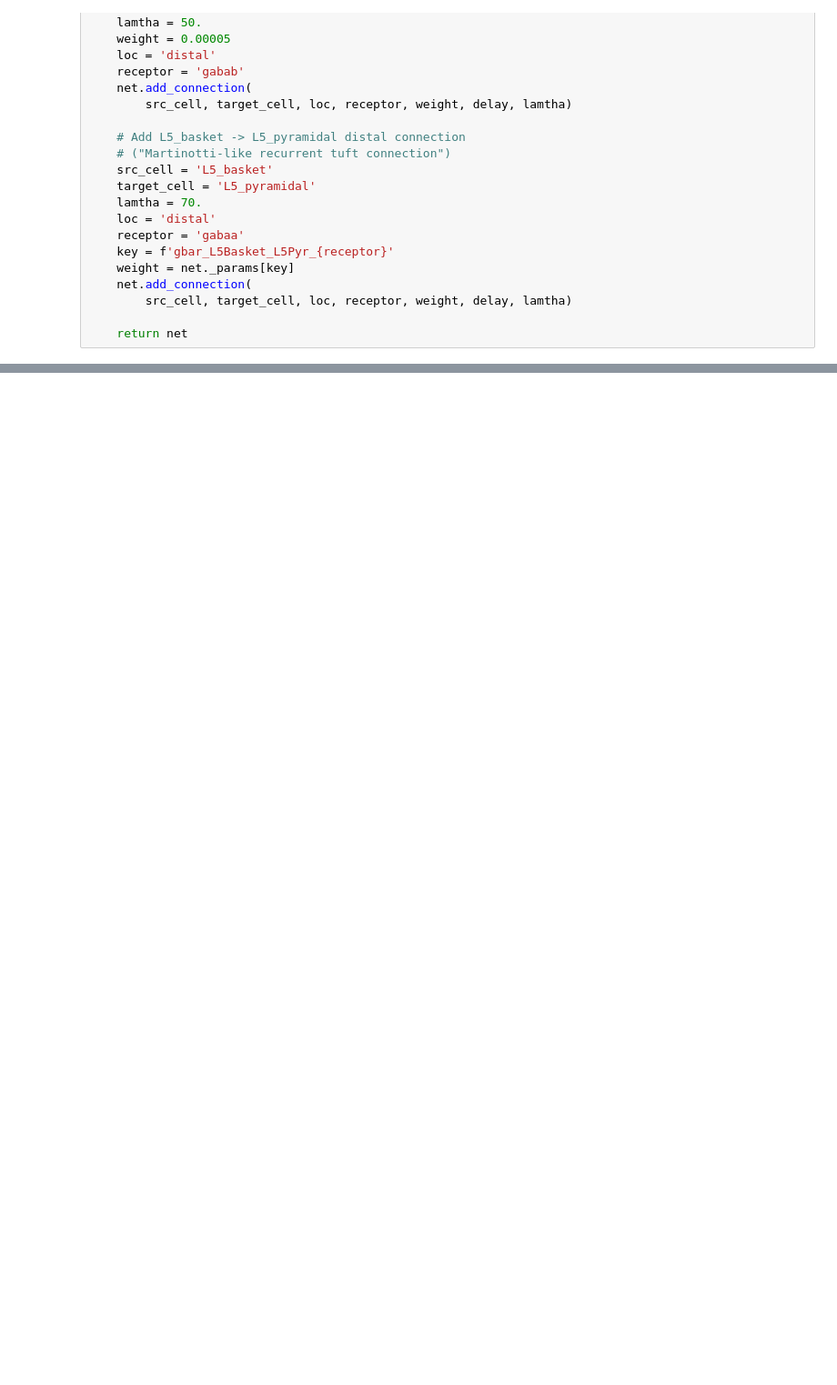
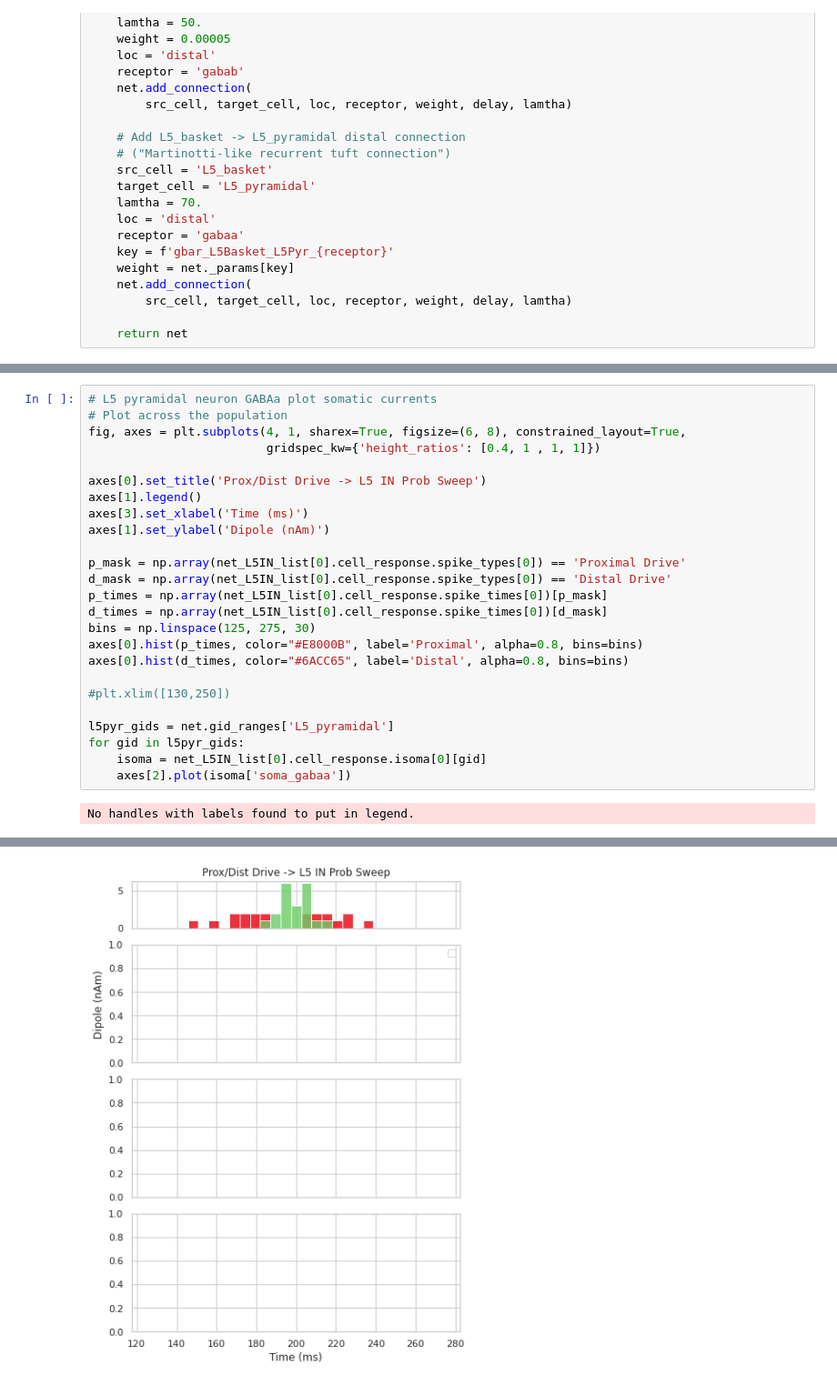
Before and after one commit to rythorpe/beta_modeling, a Jupyter notebook: law_beta_inhibitory_prob_sweep.ipynb, the cells around one changed output, grey strips where cells are left out. Shown at 91% size. Saved outputs shown, nothing was run; the diff lists cells and outputs as text; blank space fills up the shorter version.

```diff
--- a/law_beta_inhibitory_prob_sweep.ipynb
+++ b/law_beta_inhibitory_prob_sweep.ipynb
@@ -186,0 +213,27 @@ plt.savefig('u19_page2_figures/law_input_prox_l5inh_prob_sweep_spectrogram.png')
+# %%
+# L5 pyramidal neuron GABAa plot somatic currents
+# Plot across the population
+fig, axes = plt.subplots(4, 1, sharex=True, figsize=(6, 8), constrained_layout=True,
+                         gridspec_kw={'height_ratios': [0.4, 1 , 1, 1]})
+
+axes[0].set_title('Prox/Dist Drive -> L5 IN Prob Sweep')
+axes[1].legend()
+axes[3].set_xlabel('Time (ms)')
+axes[1].set_ylabel('Dipole (nAm)')
+
+p_mask = np.array(net_L5IN_list[0].cell_response.spike_types[0]) == 'Proximal Drive'
+d_mask = np.array(net_L5IN_list[0].cell_response.spike_types[0]) == 'Distal Drive'
+p_times = np.array(net_L5IN_list[0].cell_response.spike_times[0])[p_mask]
+d_times = np.array(net_L5IN_list[0].cell_response.spike_times[0])[d_mask]
+bins = np.linspace(125, 275, 30)
+axes[0].hist(p_times, color="#E8000B", label='Proximal', alpha=0.8, bins=bins)
+axes[0].hist(d_times, color="#6ACC65", label='Distal', alpha=0.8, bins=bins)
+
+#plt.xlim([130,250])
+
+l5pyr_gids = net.gid_ranges['L5_pyramidal']
+for gid in l5pyr_gids:
+    isoma = net_L5IN_list[0].cell_response.isoma[0][gid]
+    axes[2].plot(isoma['soma_gabaa'])
+# %% [output]
+No handles with labels found to put in legend.
@@ -186,0 +251 @@ plt.savefig('u19_page2_figures/law_input_prox_l5inh_prob_sweep_spectrogram.png')
+[figure, added]
```
Also changed, not shown: parts of 9 cells of this notebook.
